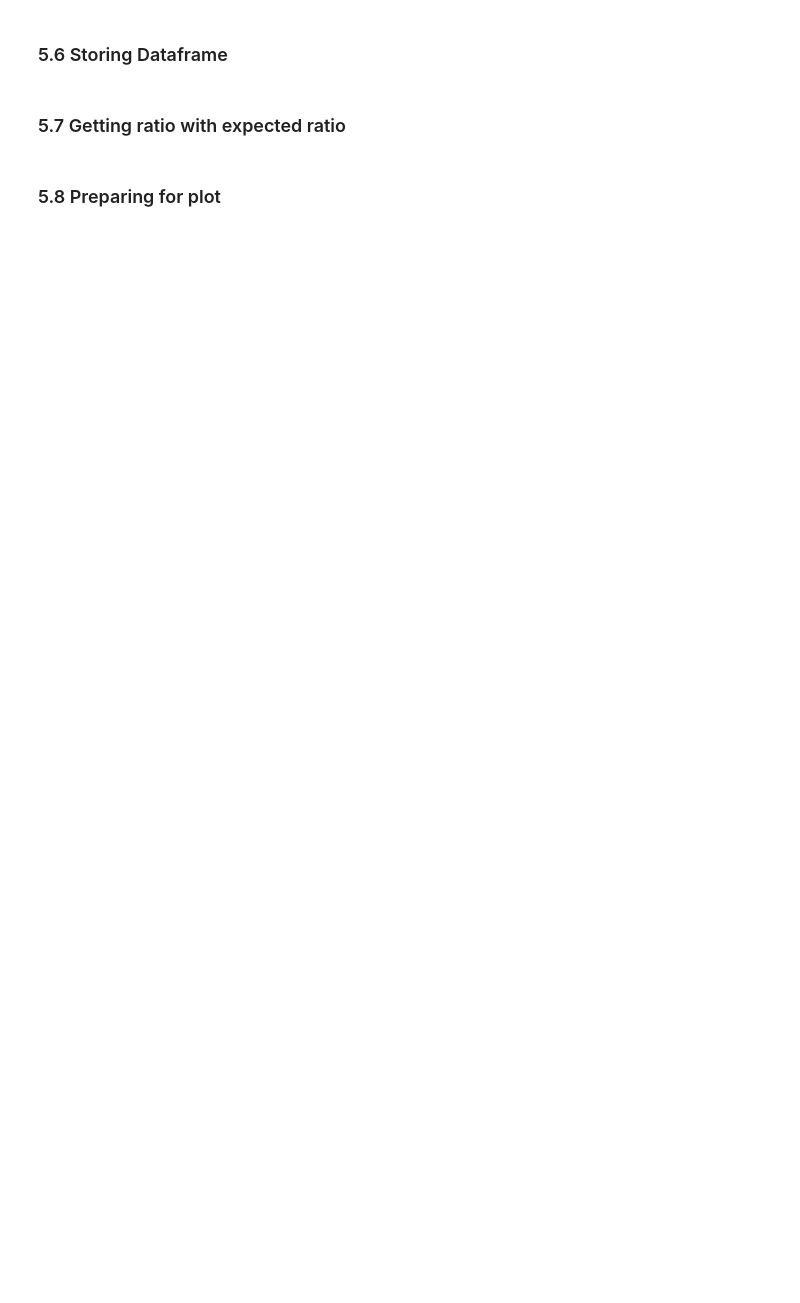
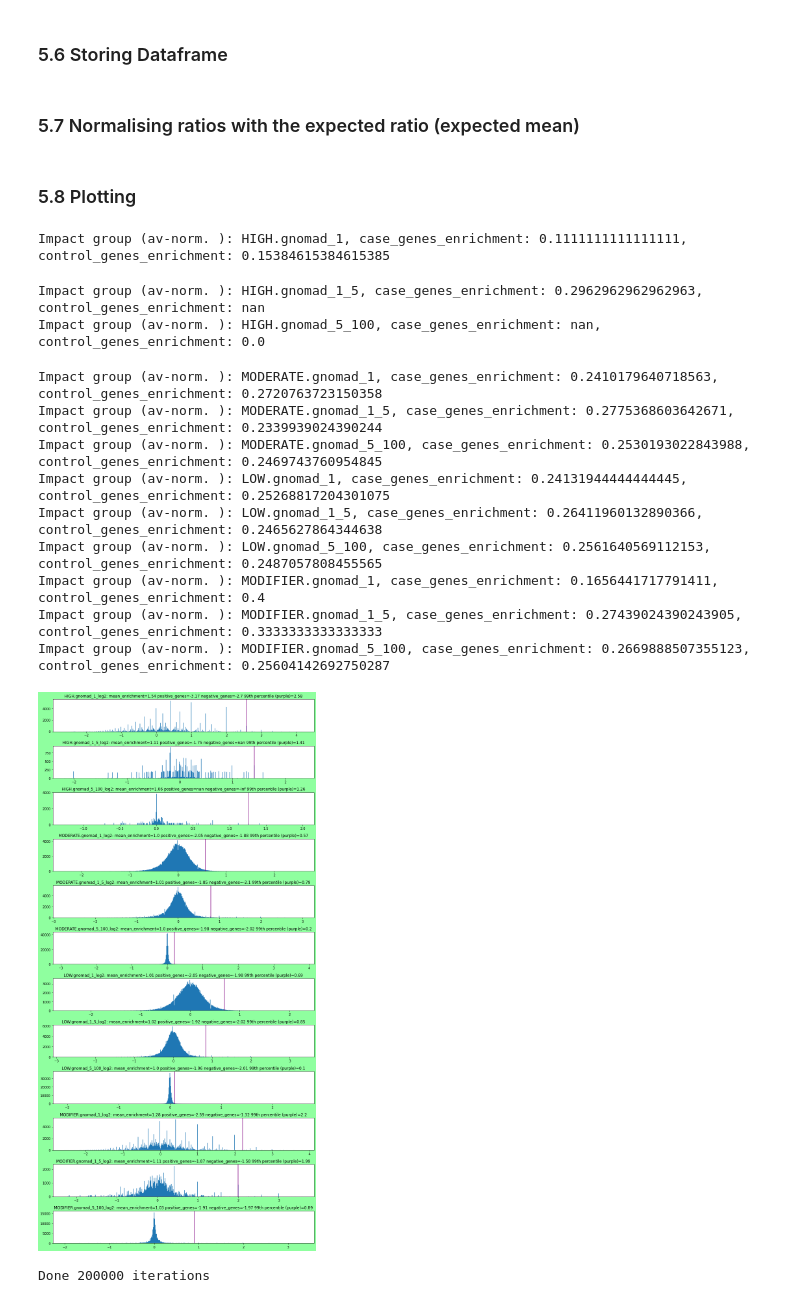
Before and after one commit to OligoGeneticDiseases/gen-toolbox, a Jupyter notebook: extra/stats-notebook.ipynb, the cells around one changed output. Cells and saved outputs as stored; diff of their text form; code cells hidden in the pictures; blank space fills up the shorter version.

Commit message:
Starting refactoring of some of the stats related Jupyter notebook handling, will add graphing of outlier high burden genes.

```diff
--- a/extra/stats-notebook.ipynb
+++ b/extra/stats-notebook.ipynb
@@ -43,18 +37,16 @@ import pandas as pd
 # %% [markdown]
 #### 1.1 Path variables - change these for specifing correct paths
 # %%
-gene_config = 'gene_config.json'
-args_case =  'mnt/sdb/results/frequency_table_50_KUULMINE_positive.tsv-20230614-1208' # add here TSV or CSV file with case data
-args_control = 'mnt/sdb/results/frequency_table_1355_KUULMINE_negative.tsv-20230614-1222'# add here TSV or CSV file with control data
+gene_config = "/mnt/c/Users/ville/Documents/PycharmProjects/gen-toolbox/src/config/gene_config.json"
+args_case =  "/mnt/c/Users/ville/OneDrive - Tartu Ülikool/Doktorantuur/Oligogeensus/Frequency_databases/frequency_table_896_VAM_positive.csv-20240121-1023" # add here TSV or CSV file with case data
+args_control = "/mnt/c/Users/ville/OneDrive - Tartu Ülikool/Doktorantuur/Oligogeensus/Frequency_databases/frequency_table_3566_VAM_negative.csv-20240121-1151"# add here TSV or CSV file with control data
 # %% [markdown]
 #### 1.2 Configuration variables
 # %%
 is_csv = True # if False, then tsv, if True, then csv
-iterations = 100 # number of iterations for permutation test
+iterations = 200000 # number of iterations for permutation test
 combination_length=5 # number of genes in a set
 case_genes_length = combination_length  # e.g. sets of 5 genes
-case_count = extract_number_from_filename(args_case) # extract number from filename
-control_count = extract_number_from_filename(args_control) # extract number from filename
 # %% [markdown]
 ## 2. Utility functions
 # %%
@@ -270,20 +363,23 @@ print(list(complex_condition))
 fraction_results_1.to_csv("{0}_{1}_{2}.csv".format(case_count, control_count, iterations))
 fraction_results_1.to_pickle("{0}_{1}_{2}.pkl".format(case_count, control_count, iterations))
 # %% [markdown]
-### 5.7 Getting ratio with expected ratio
+### 5.7 Normalising ratios with the expected ratio (expected mean)
 # %%
 fraction_results_2 = pd.DataFrame(ratios_vector/expected_ratio, columns=df_case.columns[1:].tolist())
 fraction_results_2.to_pickle("{0}_{1}_{2}_forgraph.pkl".format(case_count, control_count, iterations))
 # %% [markdown]
-### 5.8 Preparing for plot
+### 5.8 Plotting
 # %%
 fraction_results_2 = pd.read_pickle("{0}_{1}_{2}_forgraph.pkl".format(case_count, control_count, iterations))
+outliers = pd.DataFrame(columns=fraction_results_2.columns.values)
+
 fig, axs = plt.subplots(
     len(fraction_results_2.columns),
     1,
     sharex="none",
     tight_layout=False,
     figsize=(12, 24),
+    facecolor='xkcd:mint green',
 )
 i = 0
 for frequency_column in fraction_results_2.columns:
@@ -301,38 +397,55 @@ for frequency_column in fraction_results_2.columns:
         print(
             "Impact group (av-norm. ): {0}, case_genes_enrichment: {1}, control_genes_enrichment: {2}".format(
                 frequency_column, q_avg, q_avg_control_group
             )
         )
-        fraction_results_2[frequency_column + "_log2"] = np.log2(
+        fraction_results_2[frequency_column + "log2"] = np.log2(
             fraction_results_2[frequency_column]).dropna()
 
+
         # Unused block
-        mu, std = sp.norm.fit(fraction_results_2[frequency_column + "_log2"].dropna())
-        percentile_99 = np.percentile(fraction_results_2[frequency_column + "_log2"].dropna(), 99)
+        mu, std = sp.norm.fit(fraction_results_2[frequency_column].dropna())
+        percentile_99 = np.percentile(fraction_results_2[frequency_column + "log2"].dropna(), 99)
         xmin, xmax = (
-            fraction_results_2[frequency_column + "_log2"].min(),
-            fraction_results_2[frequency_column + "_log2"].dropna().max(),
+            fraction_results_2[frequency_column].min(),
+            fraction_results_2[frequency_column].dropna().max(),
         )
         x = np.linspace(mu - 3 * std, mu + 3*std, 100)
         _, bins, _ = axs[i].hist(
-            fraction_results_2[frequency_column+ "_log2"],
+            fraction_results_2[frequency_column + "log2"],
             density=False,
             log=False,
             histtype="stepfilled",
             stacked=True,
             bins=500,
         )
         p = sp.norm.pdf(bins, mu, std)
         axs[i].set_title(
             "{0}: mean_enrichment={1} positive_genes={2} negative_genes={3} 99th percentile (purple)={4}".format(
-                fraction_results_2[frequency_column].name + "_log2",
-                np.round(fraction_results_2[frequency_column + "_log2"].mean(), 2),
+                fraction_results_2[frequency_column].name  + "_log2",
+                np.round(fraction_results_2[frequency_column].mean(), 2),
                 np.round(np.log2(q_avg), 2),
                 np.round(np.log2(q_avg_control_group), 2),
                 np.round(percentile_99, 2)
                 )
         )
         axs[i].axvline(percentile_99, color="purple")
+        outliers[frequency_column] = fraction_results_2.loc[fraction_results_2[frequency_column] > percentile_99,frequency_column]
         i +=1
 plt.show()
 print("Done {0} iterations".format(iterations))
+# %% [output]
+Impact group (av-norm. ): HIGH.gnomad_1, case_genes_enrichment: 0.1111111111111111, control_genes_enrichment: 0.15384615384615385
+Impact group (av-norm. ): HIGH.gnomad_1_5, case_genes_enrichment: 0.2962962962962963, control_genes_enrichment: nan
+Impact group (av-norm. ): HIGH.gnomad_5_100, case_genes_enrichment: nan, control_genes_enrichment: 0.0
+Impact group (av-norm. ): MODERATE.gnomad_1, case_genes_enrichment: 0.2410179640718563, control_genes_enrichment: 0.2720763723150358
+Impact group (av-norm. ): MODERATE.gnomad_1_5, case_genes_enrichment: 0.2775368603642671, control_genes_enrichment: 0.2339939024390244
+Impact group (av-norm. ): MODERATE.gnomad_5_100, case_genes_enrichment: 0.2530193022843988, control_genes_enrichment: 0.2469743760954845
+Impact group (av-norm. ): LOW.gnomad_1, case_genes_enrichment: 0.24131944444444445, control_genes_enrichment: 0.25268817204301075
+Impact group (av-norm. ): LOW.gnomad_1_5, case_genes_enrichment: 0.26411960132890366, control_genes_enrichment: 0.2465627864344638
+Impact group (av-norm. ): LOW.gnomad_5_100, case_genes_enrichment: 0.2561640569112153, control_genes_enrichment: 0.2487057808455565
+Impact group (av-norm. ): MODIFIER.gnomad_1, case_genes_enrichment: 0.1656441717791411, control_genes_enrichment: 0.4
+Impact group (av-norm. ): MODIFIER.gnomad_1_5, case_genes_enrichment: 0.27439024390243905, control_genes_enrichment: 0.3333333333333333
+Impact group (av-norm. ): MODIFIER.gnomad_5_100, case_genes_enrichment: 0.2669888507355123, control_genes_enrichment: 0.25604142692750287
+[figure, added]
+Done 200000 iterations
```
Also changed, not shown: parts of 22 cells of this notebook, 1 other file.
